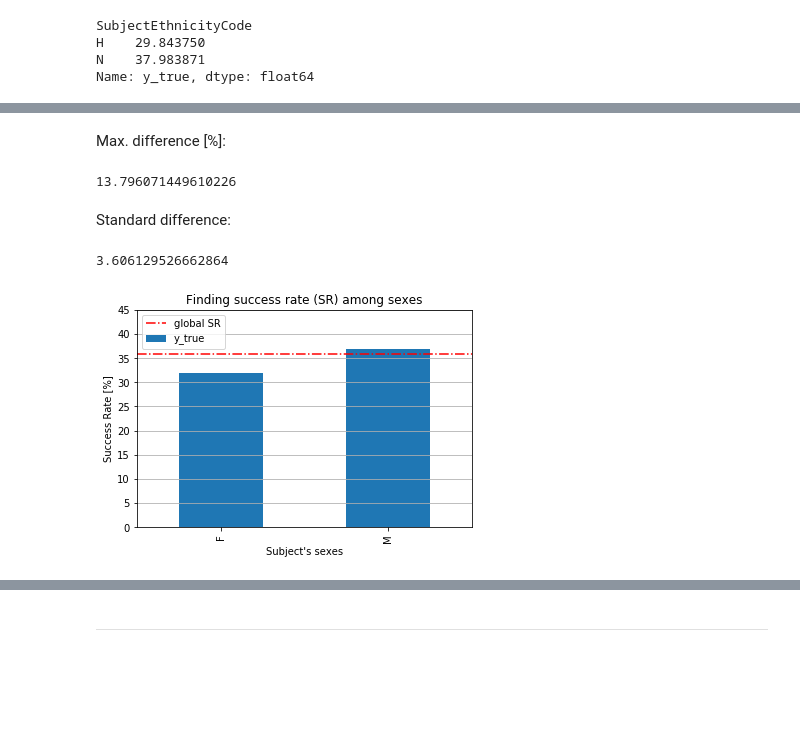
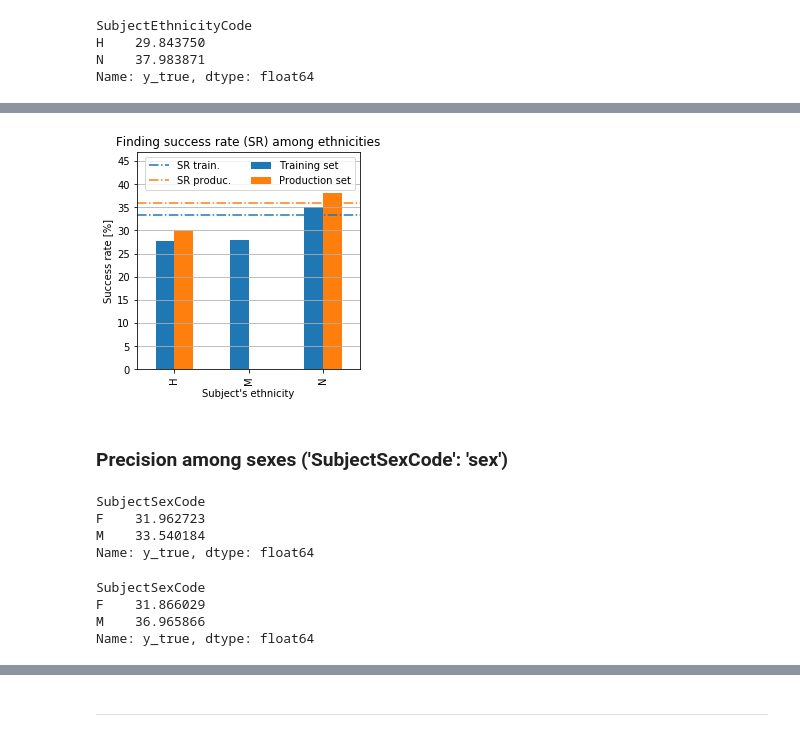
Before and after one commit to jnpicao/LDSSA-batch3-workspace, a Jupyter notebook: Capstone/heroku_model_results_assessment.ipynb, the cells around one changed output, grey strips where cells are left out. Cells and saved outputs as stored; diff of their text form; code cells hidden in the pictures; blank space fills up the shorter version.

```diff
--- a/Capstone/heroku_model_results_assessment.ipynb
+++ b/Capstone/heroku_model_results_assessment.ipynb
@@ -1188,8 +1198,12 @@ precision_train
 0.3325124115554513
 # %%
 df_train_classes = pd.DataFrame({df_train.SubjectRaceCode.name: df_train.SubjectRaceCode,
-                                df_train.SubjectEthnicityCode.name: df_train.SubjectEthnicityCode,
-                                df_train.SubjectSexCode.name: df_train.SubjectSexCode,
+                                 df_train.SubjectEthnicityCode.name: df_train.SubjectEthnicityCode,
+                                 df_train.SubjectSexCode.name: df_train.SubjectSexCode,
+                                 df_train.SearchAuthorizationCode.name: df_train.SearchAuthorizationCode,
+                                 df_train.StatuteReason.name: df_train.StatuteReason,
+                                 df_train.SubjectAge.name: df_train.SubjectAge,
+                                 df_train['Department Name'].name: df_train['Department Name'],
                                 'y_true': df_train.ContrabandIndicator})
 # %%
 #sanity check
@@ -1295,31 +1272,38 @@ Max. difference [p.p.]:
-# %% [markdown]
-Max. difference [%]:
-# %%
-(1 - df_obs_classes.groupby('SubjectSexCode').y_true.mean().min() / df_obs_classes.groupby('SubjectSexCode').y_true.mean().max())*100
-# %% [output]
-13.796071449610226
-# %% [markdown]
-Standard difference:
-# %%
-df_obs_classes.groupby('SubjectSexCode').y_true.mean().apply(lambda x: x*100).std()
-# %% [output]
-3.606129526662864
-# %%
-(df_obs_classes.groupby('SubjectSexCode')
-                                              .y_true.mean().apply(lambda x: x*100).sort_values()
-                                              .to_frame().plot.bar(label=''))
-
-plt.axhline(y=precision2*100, color='r', linestyle='-.', label='global SR')
-
-plt.title('Finding success rate (SR) among sexes')
-plt.xlabel("Subject's sexes")
-plt.ylabel("Success Rate [%]")
-
-plt.ylim(0,45)
-
-plt.legend(loc='upper left')
-plt.grid(axis='y')
-
-#plt.savefig(os.path.join('plots', 'discrimination_race_SR.png'));
-# %% [output]
-[figure, removed]
+# %%
+pd.DataFrame({'Training set':s_train_SR_ethnic, 'Production set': s_prod_SR_ethnic}).sort_values(by='Training set').plot.bar(figsize=(4,4))
+
+plt.axhline(y=precision_train*100, color='C0', linestyle='-.', label='SR train.')
+plt.axhline(y=precision_prod*100, color='C1', linestyle='-.', label='SR produc.')
+
+plt.title('Finding success rate (SR) among ethnicities')
+plt.xlabel("Subject's ethnicity")
+plt.ylabel("Success rate [%]")
+
+plt.ylim(0,47)
+plt.yticks(range(0,47,5))
+
+plt.grid(axis='y')
+
+plt.legend(ncol=2)
+
+plt.savefig(os.path.join('plots', 'report2_population_ethnic_SR_compare.png'));
+# %% [output]
+[figure, added]
+# %% [markdown]
+### Precision among sexes ('SubjectSexCode': 'sex')
+# %%
+s_train_SR_sex = df_train_classes.groupby('SubjectSexCode').y_true.mean().apply(lambda x: x*100)
+s_train_SR_sex
+# %% [output]
+SubjectSexCode
+F    31.962723
+M    33.540184
+Name: y_true, dtype: float64
+# %%
+s_prod_SR_sex = df_obs_classes.groupby('SubjectSexCode').y_true.mean().apply(lambda x: x*100)
+s_prod_SR_sex
+# %% [output]
+SubjectSexCode
+F    31.866029
+M    36.965866
+Name: y_true, dtype: float64
```
Also changed, not shown: parts of 33 cells of this notebook.
